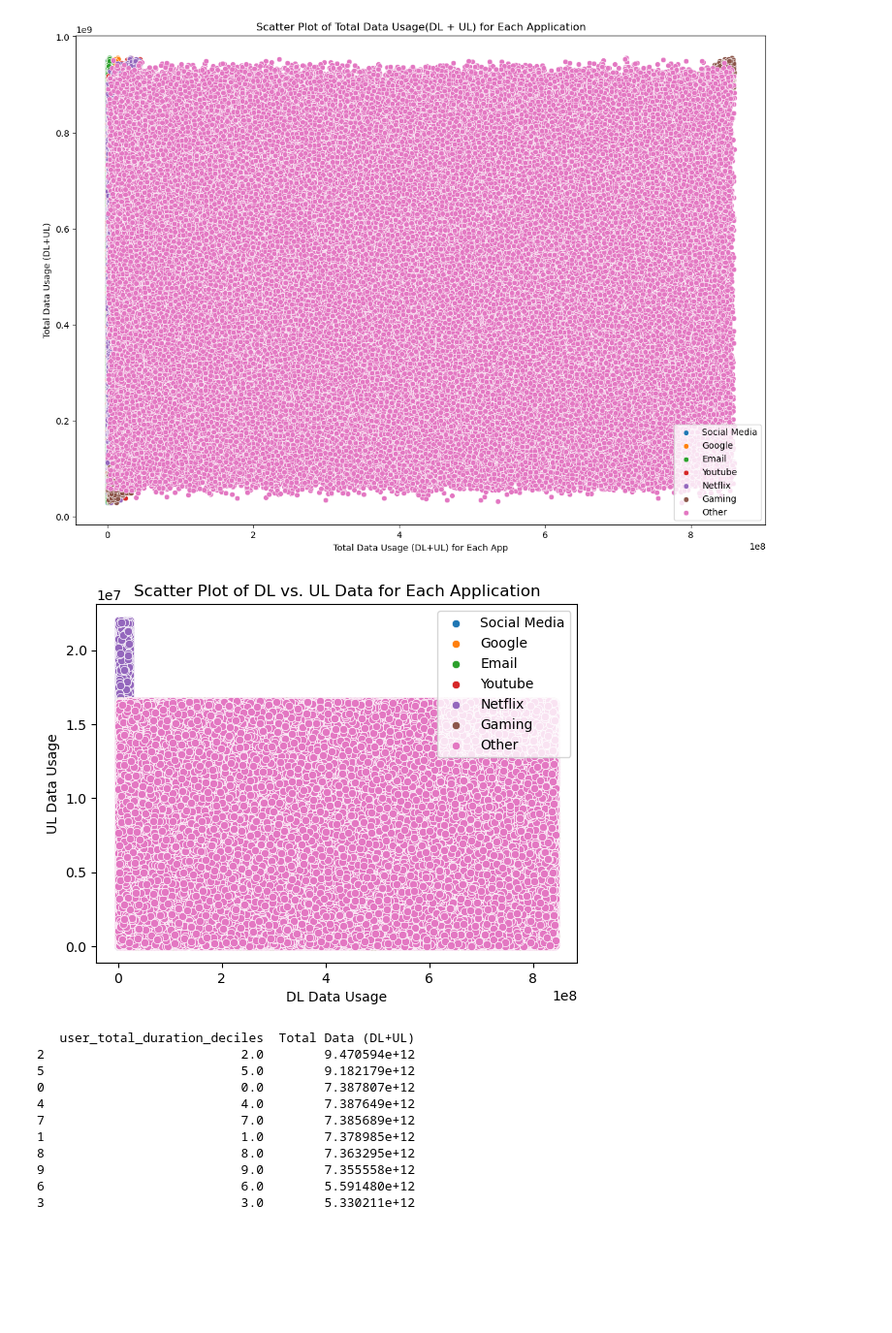
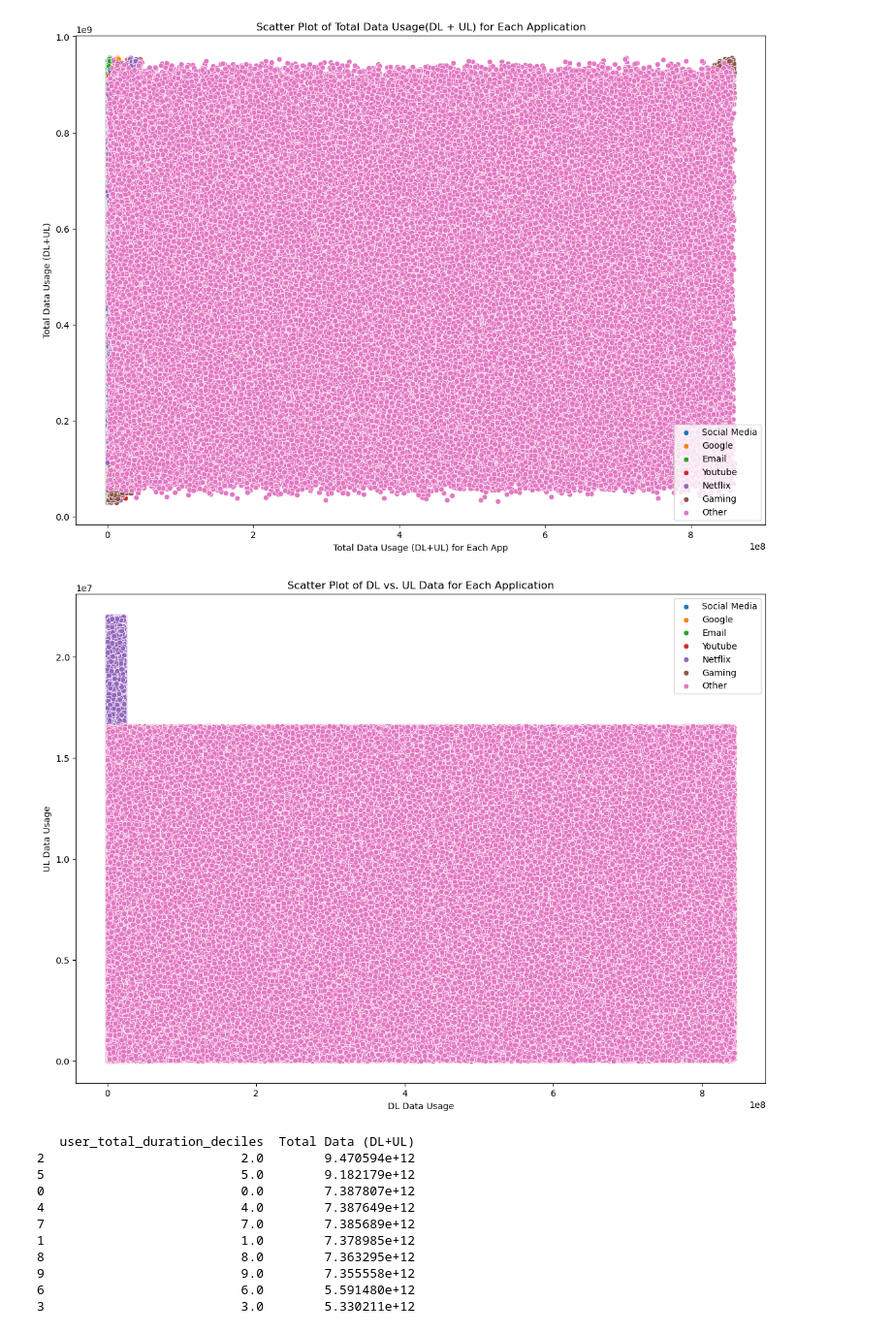
Before and after one commit to gelifatsy/Telecommunication-User-Analytics, a Jupyter notebook: src/data_extraction.ipynb, the cells around one changed output. Shown at 97% size. Cells and saved outputs as stored; diff of their text form; code cells hidden in the pictures; blank space fills up the shorter version.

```diff
--- a/src/data_extraction.ipynb
+++ b/src/data_extraction.ipynb
@@ -357,18 +357,16 @@ plt.show()
 # %%
 import seaborn as sns
 import matplotlib.pyplot as plt
-
-# Assuming you have the data stored in a DataFrame named 'df'
-
+plt.figure(figsize=(14, 10))
 for app in applications:
     sns.scatterplot(x=df[app + ' DL (Bytes)'], y=df[app + ' UL (Bytes)'], label=app)
 plt.title('Scatter Plot of DL vs. UL Data for Each Application')
 plt.xlabel('DL Data Usage')
 plt.ylabel('UL Data Usage')
 plt.legend()
 plt.show()
 # %% [output]
-[figure, old version]
+[figure, new version]
 # %%
 
 
```
Also changed, not shown: parts of 2 cells of this notebook, 1 other file.
